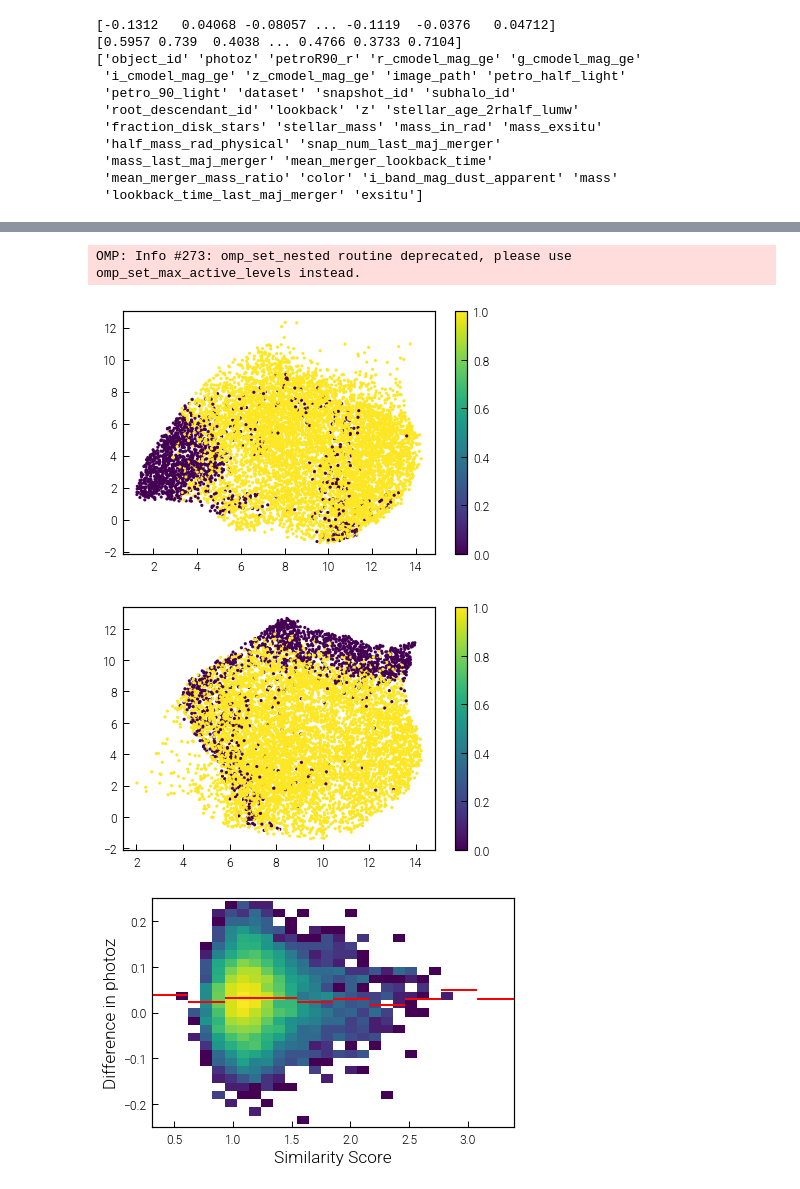
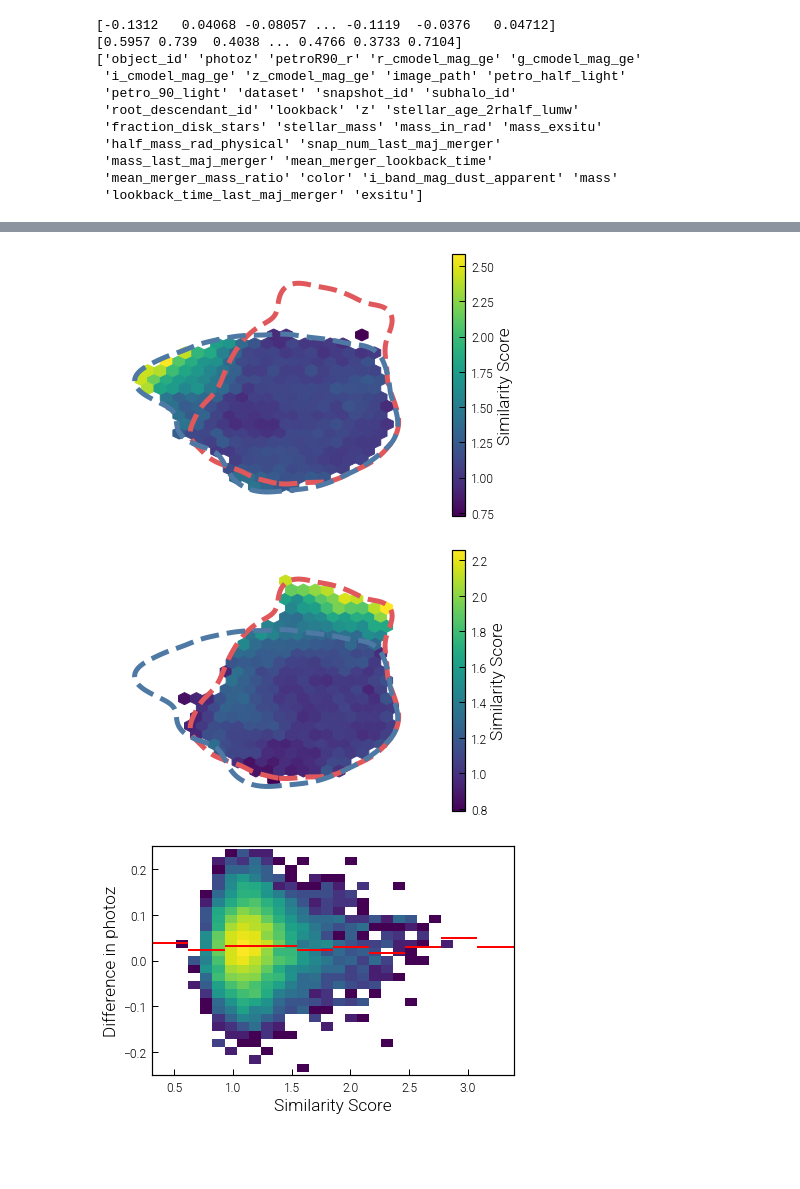
Before and after one commit to milchada/icm-clr, a Jupyter notebook: scripts/postprocessing/compare_distributions.ipynb, the cells around one changed output, grey strips where cells are left out. Drawn from its saved outputs; the diff is of its cells as text; code cells hidden in the pictures; blank space fills up the shorter version.

```diff
--- a/scripts/postprocessing/compare_distributions.ipynb
+++ b/scripts/postprocessing/compare_distributions.ipynb
@@ -249,12 +203,5 @@ def create_umap(x, n_neighbors=50, min_dist=0.1, n_components=2, metric='euclide
     return model
 # %%
 model = create_umap(rep, n_neighbors=100, min_dist=0.5)
-u = model.transform(rep_TNG100_0)
+u_TNG = model.transform(rep_TNG100_0)
+u_HSC = model.transform(rep_HSC_0)
-# %% [output]
-OMP: Info #273: omp_set_nested routine deprecated, please use omp_set_max_active_levels instead.
-# %%
-plt.scatter(u[:,0], u[:,1], s=10, c=measure_HSC<1.4)
-plt.colorbar()
-plt.show()
-# %% [output]
-[figure, removed]
@@ -264,10 +208,34 @@ measure_TNG = mndd.get_normalized_neighbor_distances(rep_TNG100_0)
-# %%
-u = model.transform(rep_HSC_0)
-plt.scatter(u[:,0], u[:,1], s=10, c=measure_TNG<1.4)
-plt.colorbar()
-plt.show()
-# %% [output]
-[figure, removed]
+# %%
+import seaborn as sns
+
+plt.hexbin(u_TNG[:,0],u_TNG[:,1],
+               C=score_TNG_HSC,
+               gridsize=20,
+               mincnt=5,
+               reduce_C_function=np.median)
+sns.kdeplot(x=u_HSC[:,0], y=u_HSC[:,1], levels=1, linewidths=5, linestyles='dashed')
+sns.kdeplot(x=u_TNG[:,0], y=u_TNG[:,1], levels=1, linewidths=5, linestyles='dashed')
+ax = plt.gca()
+ax.axis('off')
+plt.colorbar(label='Similarity Score')
+plt.savefig('../../temp/umap_similarity_TNG.pdf')
+plt.show()
+
+plt.hexbin(u_HSC[:,0],u_HSC[:,1],
+               C=score_HSC_TNG,
+               gridsize=20,
+               mincnt=5,
+               reduce_C_function=np.median)
+sns.kdeplot(x=u_HSC[:,0], y=u_HSC[:,1], levels=1, linewidths=5, linestyles='dashed')
+sns.kdeplot(x=u_TNG[:,0], y=u_TNG[:,1], levels=1, linewidths=5, linestyles='dashed')
+ax = plt.gca()
+ax.axis('off')
+plt.colorbar(label='Similarity Score')
+plt.savefig('../../temp/umap_similarity_HSC.pdf')
+plt.show()
+# %% [output]
+[figure, added]
+[figure, added]
 # %%
 mndd = dt.MeanNormalizedNeighborDistance(rep_TNG100_0, n_neighbor=8, p=1)
 measure = mndd.get_normalized_neighbor_distances(rep_HSC_0)
```
Also changed, not shown: parts of 7 cells of this notebook.
